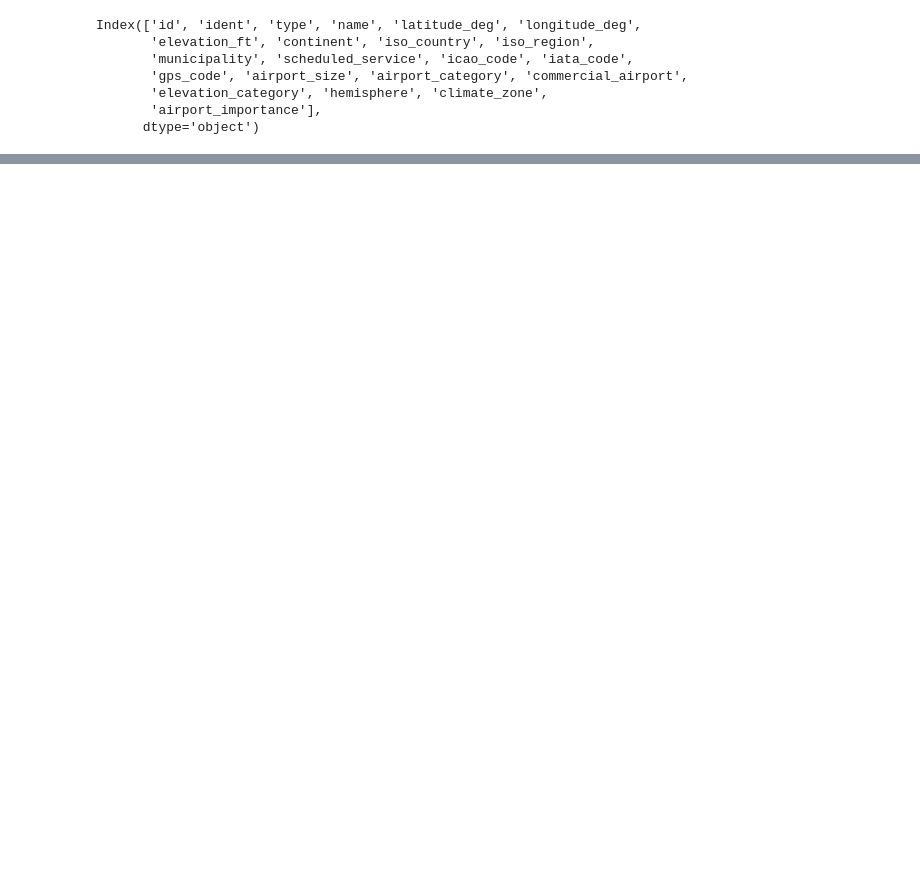
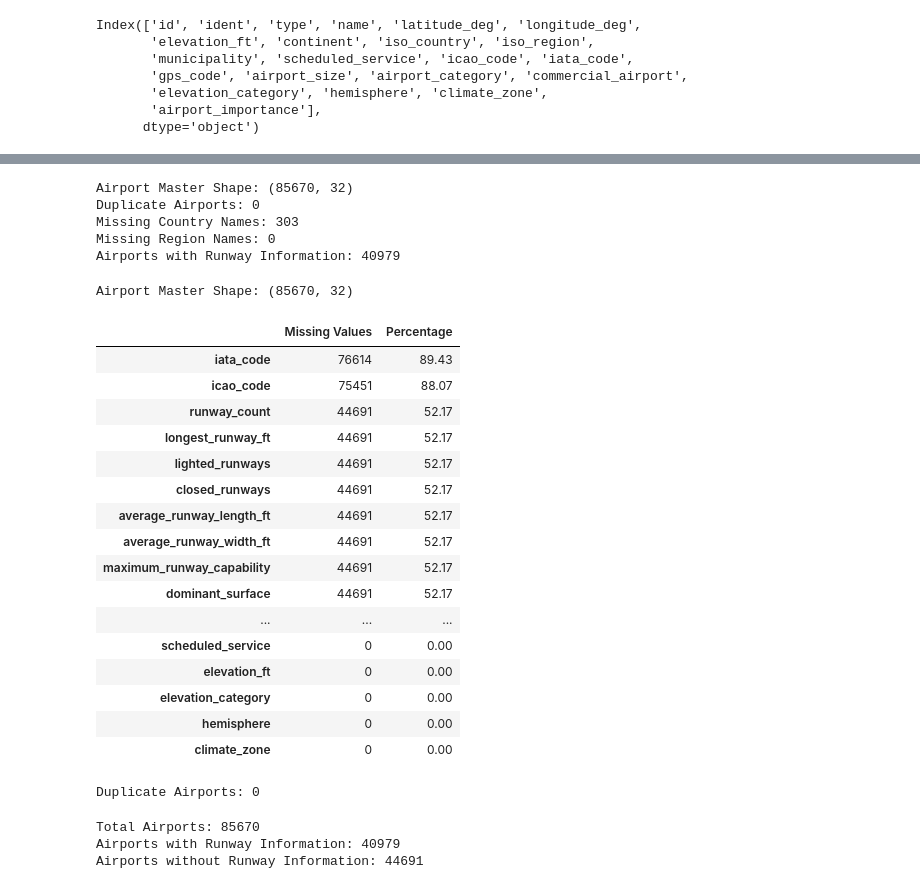
Before and after one commit to darshan-vgithub/Intelligent-Flight-Operations-Analytics-and-Decision-Support-Dashboard, a Jupyter notebook: notebooks/airports/10_Airport_Module_Integration.ipynb, the cells around one changed output, grey strips where cells are left out. Drawn from its saved outputs; the diff is of its cells as text; code cells hidden in the pictures; blank space fills up the shorter version.

```diff
--- a/notebooks/airports/10_Airport_Module_Integration.ipynb
+++ b/notebooks/airports/10_Airport_Module_Integration.ipynb
@@ -31,0 +137,20 @@ Index(['id', 'ident', 'type', 'name', 'latitude_deg', 'longitude_deg',
+# %%
+print("Airport Master Shape:", airport_master.shape)
+
+print("Duplicate Airports:",
+      airport_master["ident"].duplicated().sum())
+
+print("Missing Country Names:",
+      airport_master["country_name"].isnull().sum())
+
+print("Missing Region Names:",
+      airport_master["region_name"].isnull().sum())
+
+print("Airports with Runway Information:",
+      airport_master["runway_count"].notna().sum())
+# %% [output]
+Airport Master Shape: (85670, 32)
+Duplicate Airports: 0
+Missing Country Names: 303
+Missing Region Names: 0
+Airports with Runway Information: 40979
@@ -31,0 +192,57 @@ Index(['id', 'ident', 'type', 'name', 'latitude_deg', 'longitude_deg',
+# %%
+print("Airport Master Shape:", airport_master.shape)
+# %% [output]
+Airport Master Shape: (85670, 32)
+# %%
+missing = pd.DataFrame({
+    "Missing Values": airport_master.isnull().sum(),
+    "Percentage": (
+        airport_master.isnull().mean() * 100
+    ).round(2)
+})
+
+missing.sort_values(
+    by="Percentage",
+    ascending=False
+)
+# %% [output]
+|  | Missing Values | Percentage |
+| iata_code | 76614 | 89.43 |
+| icao_code | 75451 | 88.07 |
+| runway_count | 44691 | 52.17 |
+| longest_runway_ft | 44691 | 52.17 |
+| lighted_runways | 44691 | 52.17 |
+| closed_runways | 44691 | 52.17 |
+| average_runway_length_ft | 44691 | 52.17 |
+| average_runway_width_ft | 44691 | 52.17 |
+| maximum_runway_capability | 44691 | 52.17 |
+| dominant_surface | 44691 | 52.17 |
+| ... | ... | ... |
+| scheduled_service | 0 | 0.00 |
+| elevation_ft | 0 | 0.00 |
+| elevation_category | 0 | 0.00 |
+| hemisphere | 0 | 0.00 |
+| climate_zone | 0 | 0.00 |
+# %%
+print(
+    "Duplicate Airports:",
+    airport_master["ident"].duplicated().sum()
+)
+# %% [output]
+Duplicate Airports: 0
+# %%
+print("Total Airports:", airport_master.shape[0])
+
+print(
+    "Airports with Runway Information:",
+    airport_master["runway_count"].notna().sum()
+)
+
+print(
+    "Airports without Runway Information:",
+    airport_master["runway_count"].isna().sum()
+)
+# %% [output]
+Total Airports: 85670
+Airports with Runway Information: 40979
+Airports without Runway Information: 44691
```
Also changed, not shown: parts of 21 cells of this notebook.
